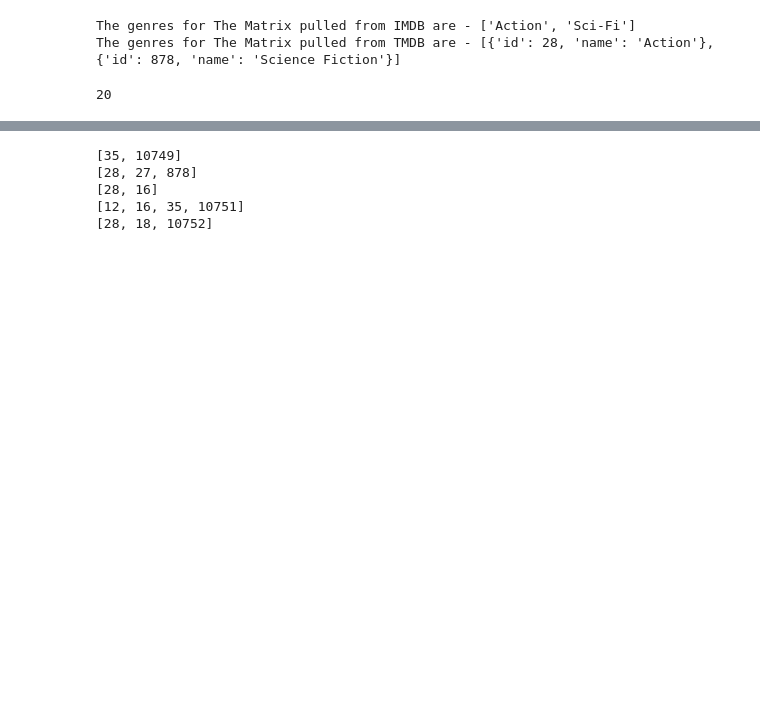
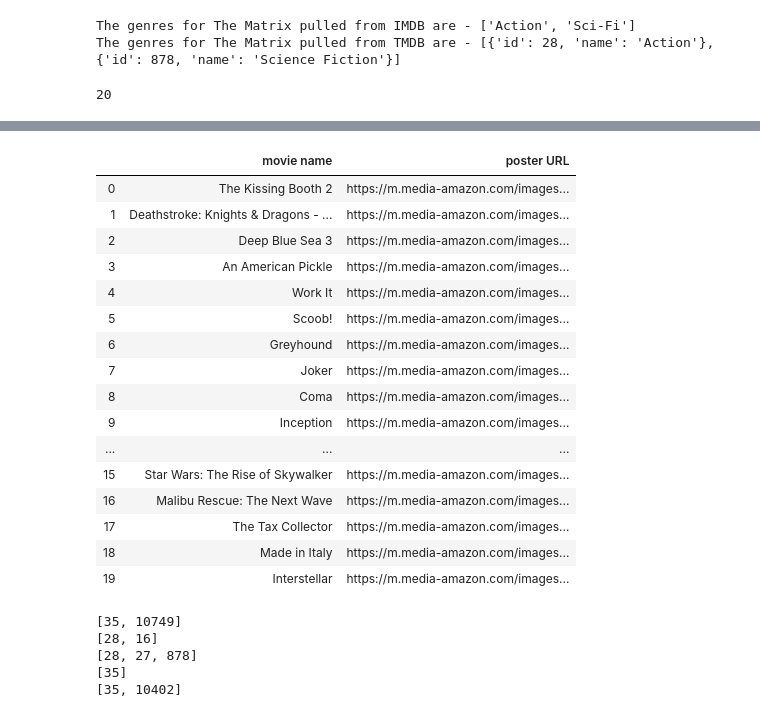
Before and after one commit to kingcrow15/Machine-Learning-project, a Jupyter notebook: TMBD API calls .ipynb, the cells around one changed output, grey strips where cells are left out. Cells and saved outputs as stored; diff of their text form; code cells hidden in the pictures; blank space fills up the shorter version.

```diff
--- a/TMBD API calls .ipynb
+++ b/TMBD API calls .ipynb
@@ -203,9 +236,13 @@ Here is all the information you can get on this movie -
 
 The title of the first movie is -  The Kissing Booth 2
 # %%
+Top_20_movies = []
 for i in range(len(top20_movs)):
     mov=top20_movs[i]
     title=mov['title']
-    print(title)
-    if i==4:
+#     img=mov['poster_path']
+    Top_20_movies.append(title)
+#     print(title)
+#     print(img)
+    if i==20:
         break
@@ -217,0 +276,13 @@ Greyhound
+# %%
+Top_20_movies_posters = []
+for i in Top_20_movies:
+    try:
+        results = imbd_object.search_movie(str([i]))
+        movie = results[0]
+        imbd_object.update(movie)
+#         print(movie['full-size cover url'])
+        Top_20_movies_posters.append(movie['full-size cover url'])
+    except:
+                print("no image found")
+
+Top_20_movies_posters
@@ -217,0 +310,23 @@ Greyhound
+# %%
+import pandas as pd
+d = {'movie name': Top_20_movies, 'poster URL': Top_20_movies_posters}
+df = pd.DataFrame(data=d)
+df
+# %% [output]
+|  | movie name | poster URL |
+| 0 | The Kissing Booth 2 | https://m.media-amazon.com/images... |
+| 1 | Deathstroke: Knights & Dragons - ... | https://m.media-amazon.com/images... |
+| 2 | Deep Blue Sea 3 | https://m.media-amazon.com/images... |
+| 3 | An American Pickle | https://m.media-amazon.com/images... |
+| 4 | Work It | https://m.media-amazon.com/images... |
+| 5 | Scoob! | https://m.media-amazon.com/images... |
+| 6 | Greyhound | https://m.media-amazon.com/images... |
+| 7 | Joker | https://m.media-amazon.com/images... |
+| 8 | Coma | https://m.media-amazon.com/images... |
+| 9 | Inception | https://m.media-amazon.com/images... |
+| ... | ... | ... |
+| 15 | Star Wars: The Rise of Skywalker | https://m.media-amazon.com/images... |
+| 16 | Malibu Rescue: The Next Wave | https://m.media-amazon.com/images... |
+| 17 | The Tax Collector | https://m.media-amazon.com/images... |
+| 18 | Made in Italy | https://m.media-amazon.com/images... |
+| 19 | Interstellar | https://m.media-amazon.com/images... |
@@ -224,10 +341,10 @@ for i in range(len(top20_movs)):
         break
 # %% [output]
 [35, 10749]
+[28, 16]
 [28, 27, 878]
-[28, 16]
-[12, 16, 35, 10751]
-[28, 18, 10752]
+[35]
+[35, 10402]
 # %%
 genres_movies(api_key = api_key, id = 18, page = 1, include_all_movies = TRUE,
 include_adult = TRUE)
```
Also changed, not shown: parts of 22 cells of this notebook, 4 other files.
